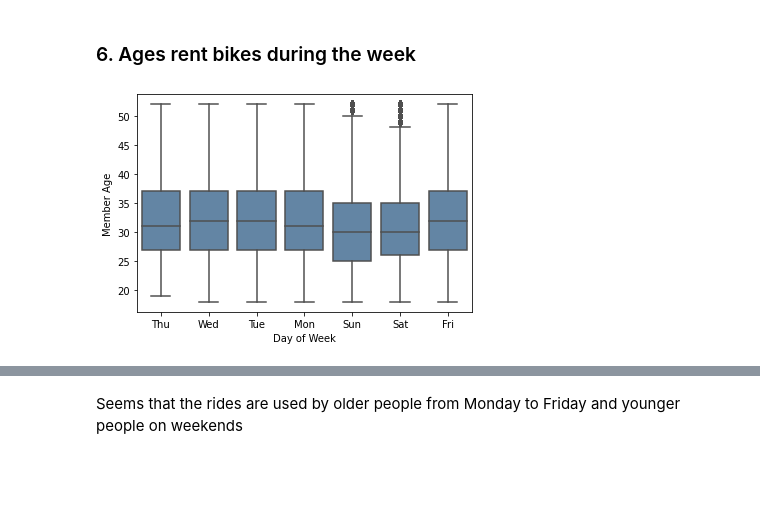
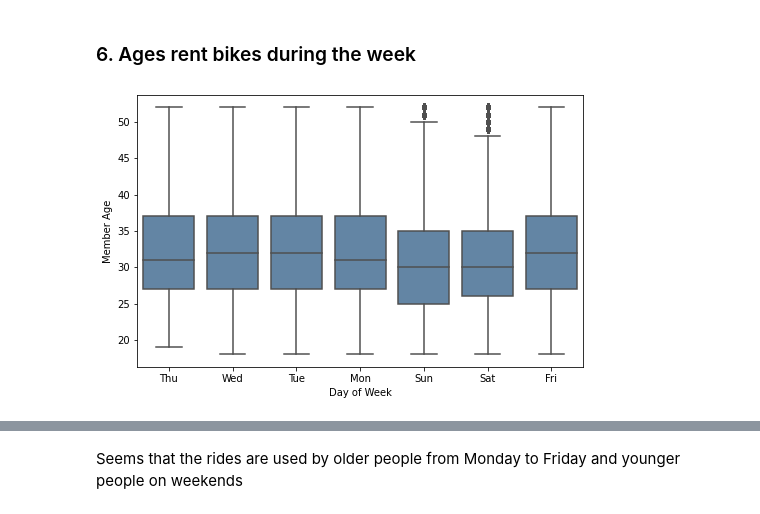
Before and after one commit to hagerElsehaimy/communicate-data-findings-FordGoBike, a Jupyter notebook: exploration_template.ipynb, the cells around one changed output, grey strips where cells are left out. Cells and saved outputs as stored; diff of their text form; code cells hidden in the pictures; blank space fills up the shorter version.

```diff
--- a/exploration_template.ipynb
+++ b/exploration_template.ipynb
@@ -590,8 +586,9 @@ The trip duration distribution is narrower for subscribers than customers. Maybe
 # %% [markdown]
 ### 6. Ages rent bikes during the week
 # %%
-sb.boxplot(data=new_df, x='start_day', y='member_age', color='#5885AF');
+fig, ax = plt.subplots(figsize=(8, 5))
+sb.boxplot(data=new_df, x='start_day', y='member_age', color='#5885AF',ax=ax);
 plt.xlabel('Day of Week');
 plt.ylabel('Member Age');
 # %% [output]
-[figure, old version]
+[figure, new version]
```
Also changed, not shown: parts of 7 cells of this notebook.
